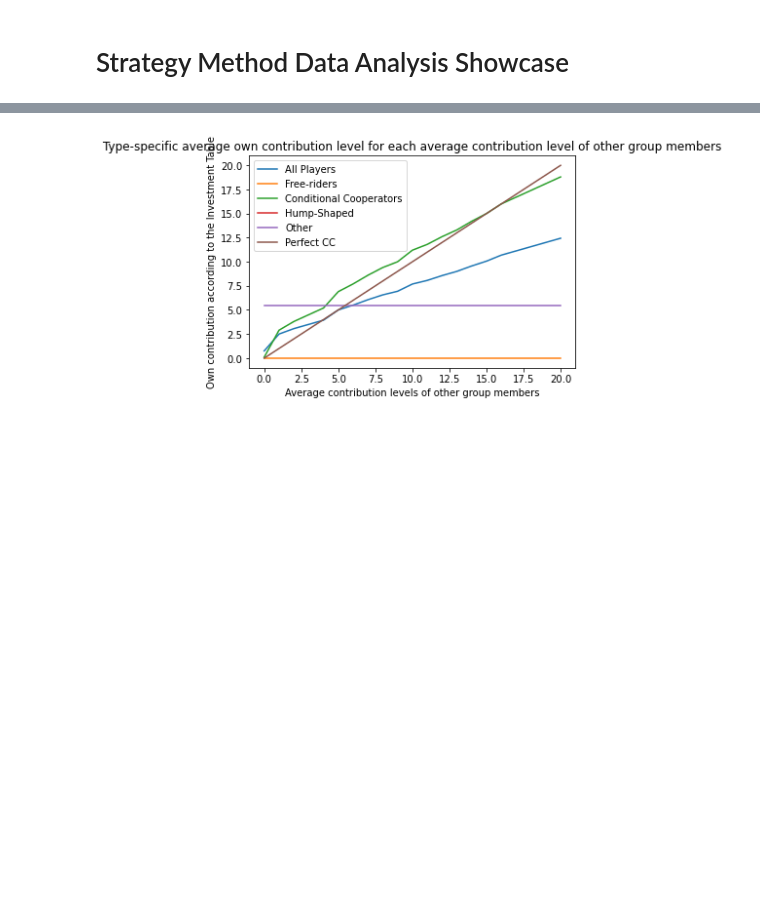
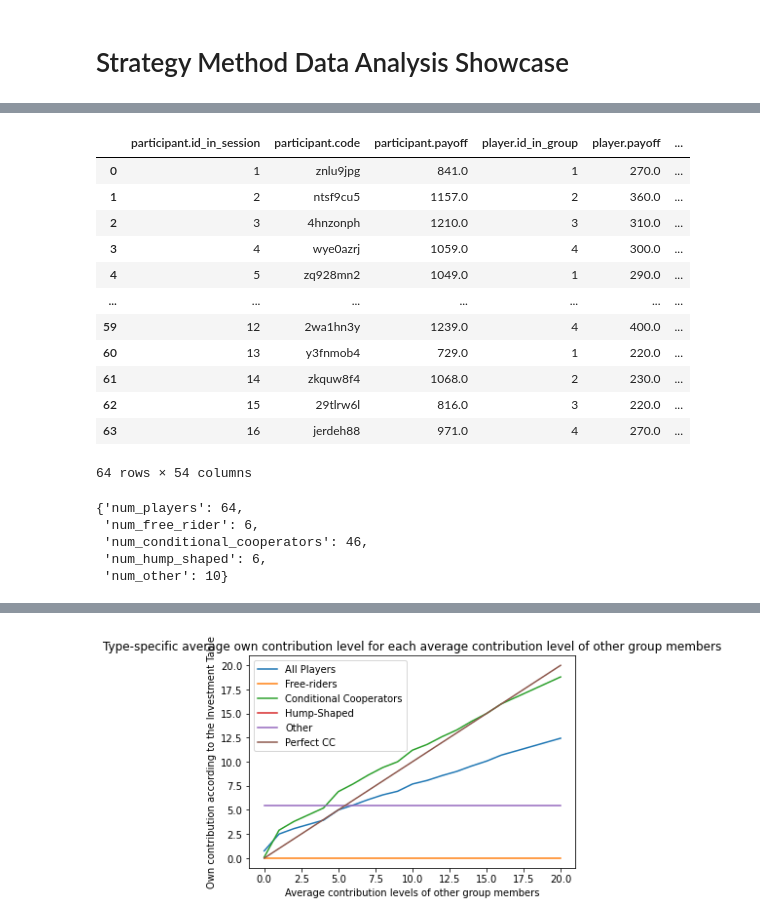
Before and after one commit to AaronSVMB/DA_4_MGPGG, a Jupyter notebook: src/Strategy Method/zstrategy_method_da.ipynb, the cells around one changed output, grey strips where cells are left out. Cells and saved outputs as stored; diff of their text form; code cells hidden in the pictures; blank space fills up the shorter version.

```diff
--- a/src/Strategy Method/zstrategy_method_da.ipynb
+++ b/src/Strategy Method/zstrategy_method_da.ipynb
@@ -5,0 +15,24 @@ from strategy_method_utils import strategy_method_analysis
+# %%
+smdf
+# %% [output]
+|  | participant.id_in_session | participant.code | participant.payoff | player.id_in_group | player.payoff | ... |
+| 0 | 1 | znlu9jpg | 841.0 | 1 | 270.0 | ... |
+| 1 | 2 | ntsf9cu5 | 1157.0 | 2 | 360.0 | ... |
+| 2 | 3 | 4hnzonph | 1210.0 | 3 | 310.0 | ... |
+| 3 | 4 | wye0azrj | 1059.0 | 4 | 300.0 | ... |
+| 4 | 5 | zq928mn2 | 1049.0 | 1 | 290.0 | ... |
+| ... | ... | ... | ... | ... | ... | ... |
+| 59 | 12 | 2wa1hn3y | 1239.0 | 4 | 400.0 | ... |
+| 60 | 13 | y3fnmob4 | 729.0 | 1 | 220.0 | ... |
+| 61 | 14 | zkquw8f4 | 1068.0 | 2 | 230.0 | ... |
+| 62 | 15 | 29tlrw6l | 816.0 | 3 | 220.0 | ... |
+| 63 | 16 | jerdeh88 | 971.0 | 4 | 270.0 | ... |
+64 rows × 54 columns
+# %%
+all_sessions_player_type_dict
+# %% [output]
+{'num_players': 64,
+ 'num_free_rider': 6,
+ 'num_conditional_cooperators': 46,
+ 'num_hump_shaped': 6,
+ 'num_other': 10}
```
Also changed, not shown: parts of 11 cells of this notebook, 1 other file.
